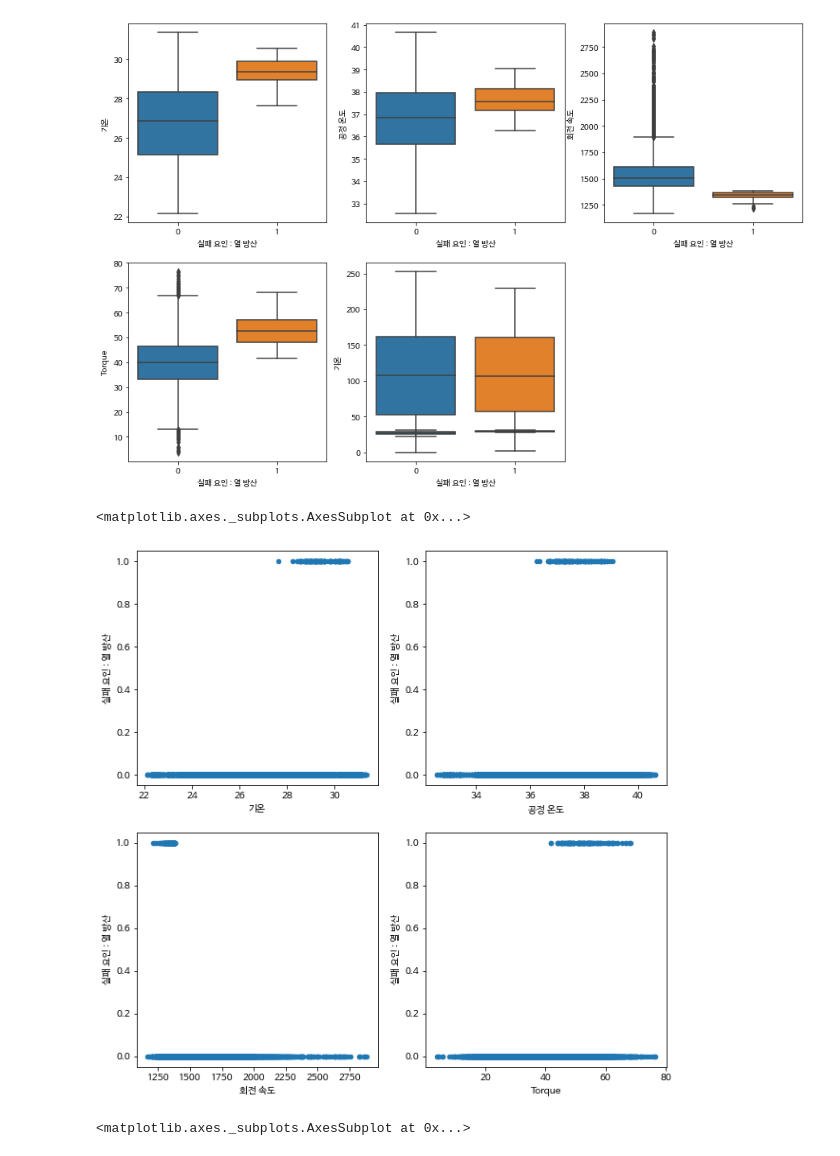
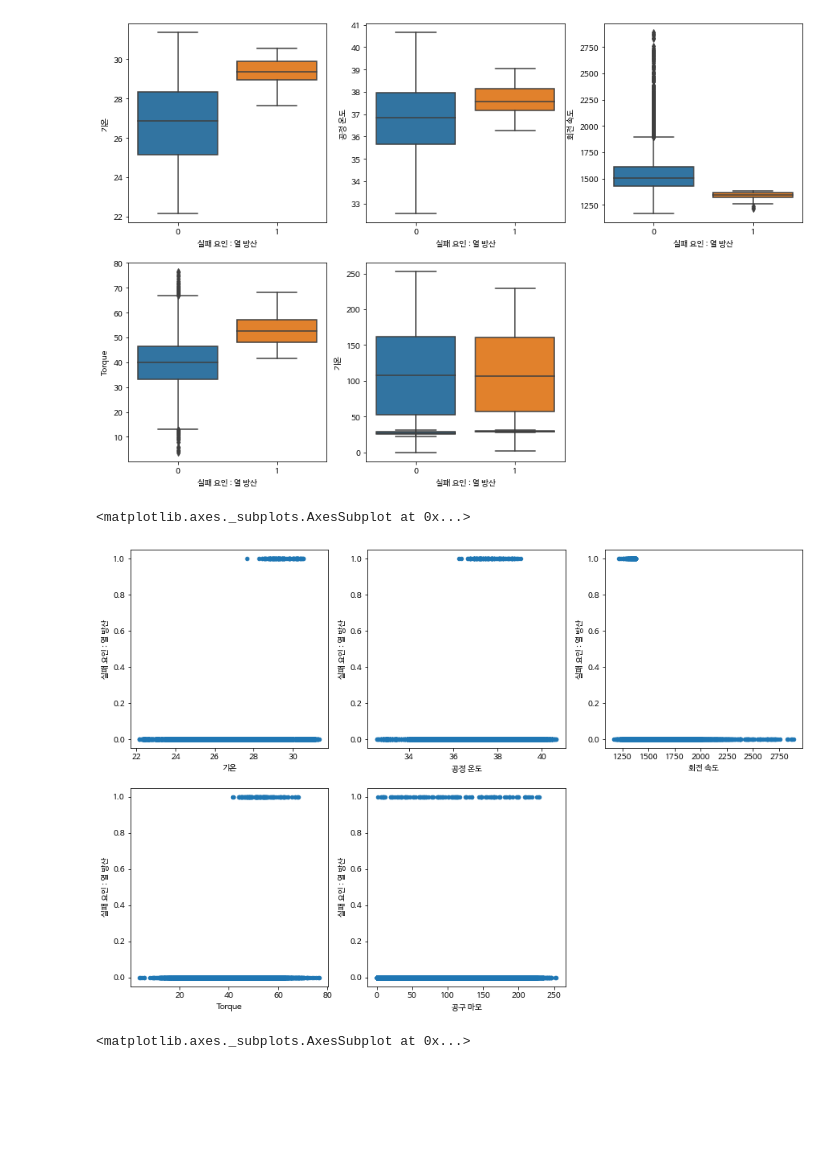
Before and after one commit to cesong2/Display-Sensor, a Jupyter notebook: Predictive_Maintenance2.ipynb, the cells around one changed output. Saved outputs shown, nothing was run; the diff lists cells and outputs as text; code cells hidden in the pictures; blank space fills up the shorter version.

```diff
--- a/Predictive_Maintenance2.ipynb
+++ b/Predictive_Maintenance2.ipynb
@@ -287,20 +287,22 @@ sns.boxplot(x='실패 요인 : 열 방산', y='공구 마모', data=df, ax=ax5)
 <matplotlib.axes._subplots.AxesSubplot at 0x...>
 [figure]
 # %%
-fig = plt.figure(figsize=(10,10))
+fig = plt.figure(figsize=(15,10))
 
-ax1=fig.add_subplot(2,2,1)
-ax2=fig.add_subplot(2,2,2)
-ax3=fig.add_subplot(2,2,3)
-ax4=fig.add_subplot(2,2,4)
+ax1=fig.add_subplot(2,3,1)
+ax2=fig.add_subplot(2,3,2)
+ax3=fig.add_subplot(2,3,3)
+ax4=fig.add_subplot(2,3,4)
+ax5=fig.add_subplot(2,3,5)
 
 df.plot(x='기온', y='실패 요인 : 열 방산', kind='scatter', ax=ax1)
 df.plot(x='공정 온도', y='실패 요인 : 열 방산', kind='scatter', ax=ax2)
 df.plot(x='회전 속도', y='실패 요인 : 열 방산', kind='scatter', ax=ax3)
 df.plot(x='Torque', y='실패 요인 : 열 방산', kind='scatter', ax=ax4)
+df.plot(x='공구 마모', y='실패 요인 : 열 방산', kind='scatter', ax=ax5)
 # %% [output]
 <matplotlib.axes._subplots.AxesSubplot at 0x...>
-[figure, old version]
+[figure, new version]
 # %%
 # 각 변수들과 '실패 요인 : 제품 변형'와의 상관관계 비교
 fig = plt.figure(figsize=(15,10))
```
Also changed, not shown: parts of 6 cells of this notebook.
